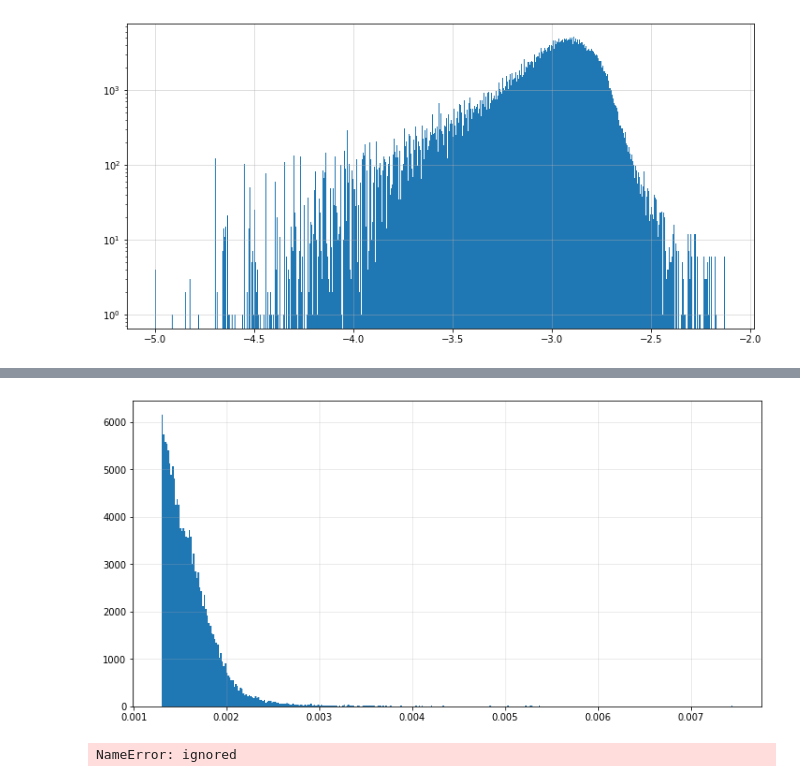
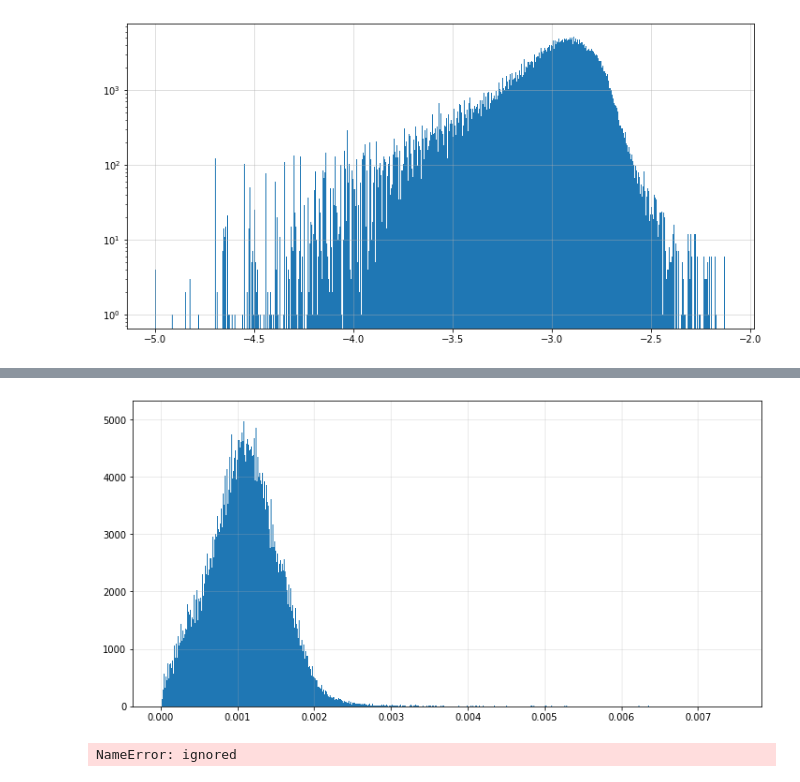
Before and after one commit to sazio/Transients, a Jupyter notebook: Python/Trajectories&Levy.ipynb, the cells around one changed output, grey strips where cells are left out. Saved outputs shown, nothing was run; the diff lists cells and outputs as text; code cells hidden in the pictures.

```diff
--- a/Python/Trajectories&Levy.ipynb
+++ b/Python/Trajectories&Levy.ipynb
@@ -124,8 +114,8 @@ plt.grid(alpha = 0.5)
 # %%
-early_steps = early_steps[early_steps > 0.0013]
+early_steps = early_steps#[early_steps > 0.0013]
 plt.figure(figsize = (12,6))
 counts, bins, bars = plt.hist(early_steps, bins = int(np.sqrt(early_steps.shape[0])))
 plt.grid(alpha = 0.3)
 plt.savefig("distrib_early.png")
 # %% [output]
-[figure, old version]
+[figure, new version]
```
Also changed, not shown: parts of 13 cells of this notebook.
